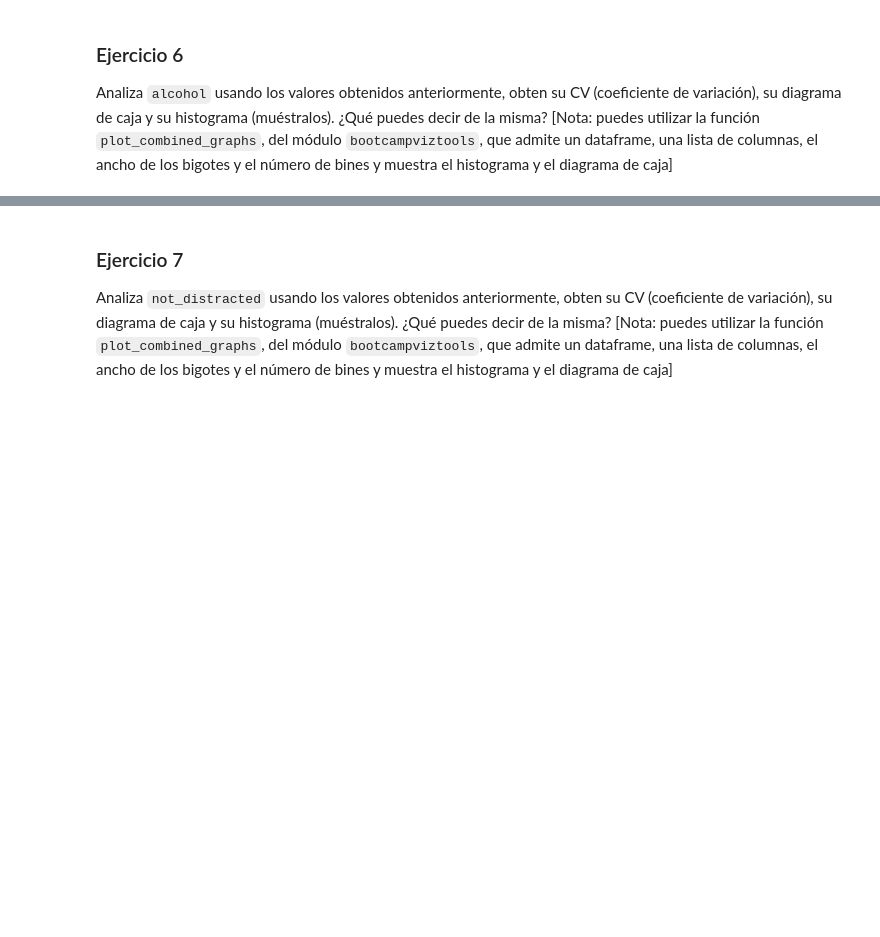
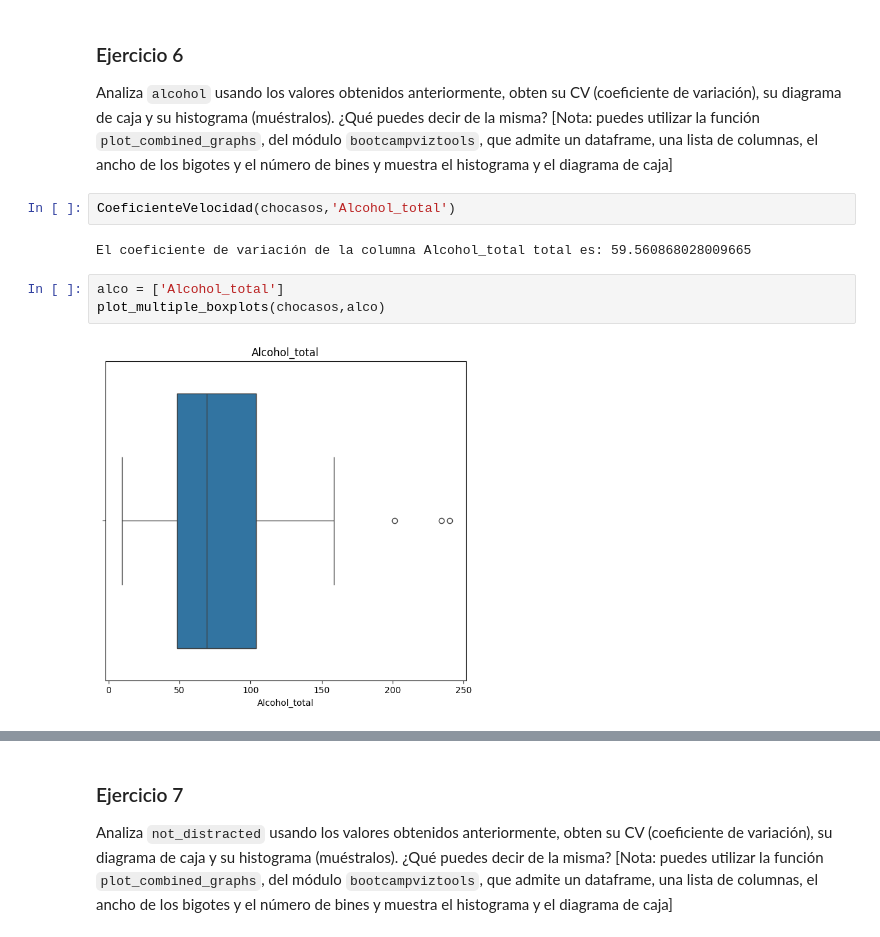
Before and after one commit to PepeReinaCampo/ONLINE_DS_THEBRIDGE_PEPE-REINA, a Jupyter notebook: sprint_7/unidad_1/no_obligatorio/11_Ejercicios_Analisis_Univariante_II.ipynb, the cells around one changed output, grey strips where cells are left out. Saved outputs shown, nothing was run; the diff lists cells and outputs as text; blank space fills up the shorter version.

```diff
--- a/sprint_7/unidad_1/no_obligatorio/11_Ejercicios_Analisis_Univariante_II.ipynb
+++ b/sprint_7/unidad_1/no_obligatorio/11_Ejercicios_Analisis_Univariante_II.ipynb
@@ -94,3 +340,12 @@ Analiza `speeding` usando los valores obtenidos anteriormente, obten su CV (coef
 ### Ejercicio 6
 
 Analiza `alcohol` usando los valores obtenidos anteriormente, obten su CV (coeficiente de variación), su diagrama de caja y su histograma (muéstralos). ¿Qué puedes decir de la misma? [Nota: puedes utilizar la función `plot_combined_graphs`, del módulo `bootcampviztools`, que admite un dataframe, una lista de columnas, el ancho de los bigotes y el número de bines y muestra el histograma y el diagrama de caja]
+# %%
+CoeficienteVelocidad(chocasos,'Alcohol_total')
+# %% [output]
+El coeficiente de variación de la columna Alcohol_total total es: 59.560868028009665
+# %%
+alco = ['Alcohol_total']
+plot_multiple_boxplots(chocasos,alco)
+# %% [output]
+[figure, added]
```
Also changed, not shown: parts of 19 cells of this notebook.
